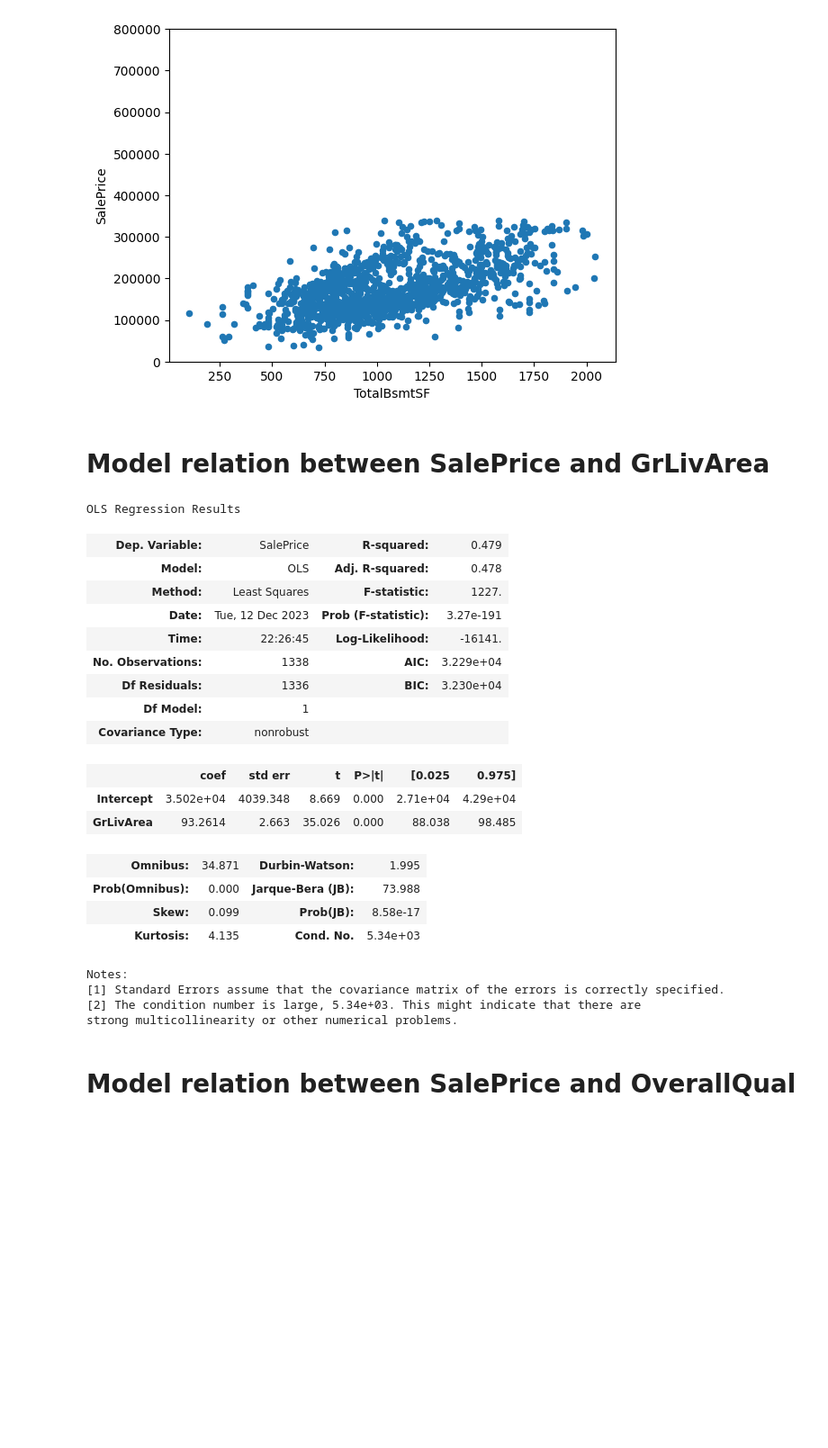
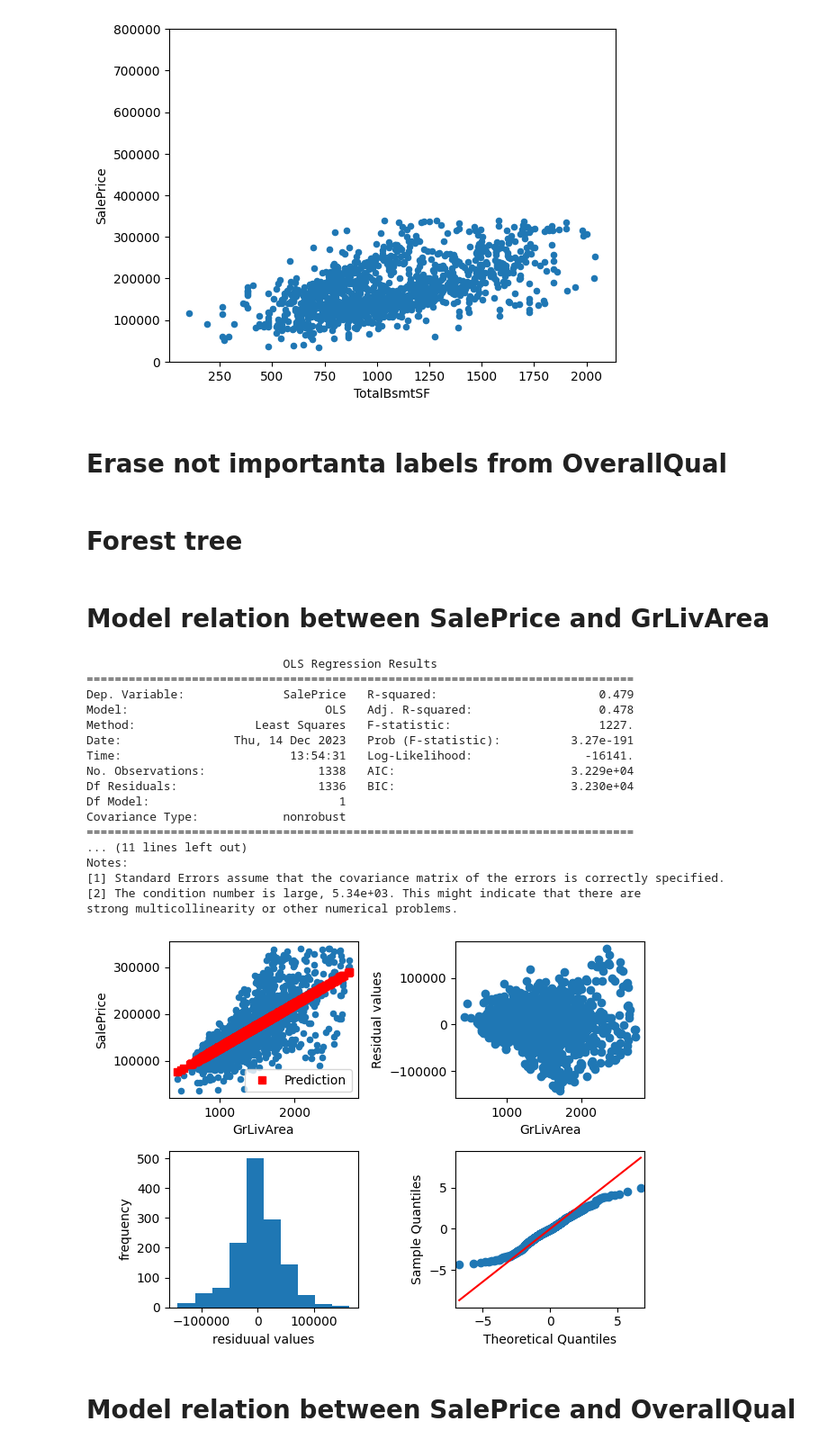
Before and after one commit to pawel-gawron/EAD-Eksploracyjna-analiza-danych, a Jupyter notebook: Lab 08 - Modelowanie danych/Lab 08.ipynb, the cells around one changed output. Shown: that part at 90% size. Drawn from its saved outputs; the diff is of its cells as text; code cells hidden in the pictures; blank space fills up the shorter version.

Commit message:
change dataset

```diff
--- a/Lab 08 - Modelowanie danych/Lab 08.ipynb
+++ b/Lab 08 - Modelowanie danych/Lab 08.ipynb
@@ -82,6 +126,9 @@ TotalBsmtSF = quantiles['TotalBsmtSF']
 df_train = df_train.drop(df_train[(df_train['TotalBsmtSF'] < TotalBsmtSF[0.25] - 1.5*(TotalBsmtSF[0.75] - TotalBsmtSF[0.25])) | (df_train['TotalBsmtSF'] > TotalBsmtSF[0.75] + 1.5*(TotalBsmtSF[0.75] - TotalBsmtSF[0.25]))].index)
 
 df_train.plot.scatter(x='TotalBsmtSF', y='SalePrice', ylim=(0,800000));
+
+# test data
+data_test = data_test.drop(data_test[(data_test['TotalBsmtSF'] < TotalBsmtSF[0.25] - 1.5*(TotalBsmtSF[0.75] - TotalBsmtSF[0.25])) | (data_test['TotalBsmtSF'] > TotalBsmtSF[0.75] + 1.5*(TotalBsmtSF[0.75] - TotalBsmtSF[0.25]))].index)
 # %% [output]
 [figure]
 # %% [markdown]
@@ -92,36 +139,62 @@ SalePrice = quantiles['SalePrice']
 df_train = df_train.drop(df_train[(df_train['SalePrice'] < SalePrice[0.25] - 1.5*(SalePrice[0.75] - SalePrice[0.25])) | (df_train['SalePrice'] > SalePrice[0.75] + 1.5*(SalePrice[0.75] - SalePrice[0.25]))].index)
 
 df_train.plot.scatter(x='TotalBsmtSF', y='SalePrice', ylim=(0,800000));
+
+# test data
+data_test = data_test.drop(data_test[(data_test['SalePrice'] < SalePrice[0.25] - 1.5*(SalePrice[0.75] - SalePrice[0.25])) | (data_test['SalePrice'] > SalePrice[0.75] + 1.5*(SalePrice[0.75] - SalePrice[0.25]))].index)
 # %% [output]
 [figure]
+# %% [markdown]
+# Erase not importanta labels from OverallQual
+# %%
+df_train['OverallQual'] = [1 if qual < 7 else qual for qual in df_train['OverallQual']]
+data_test['OverallQual'] = [1 if qual < 7 else qual for qual in data_test['OverallQual']]
+# %% [markdown]
+# Forest tree
+# %%
+data_y = df_train['SalePrice']
+data_x = df_train.drop(columns='SalePrice')[['GrLivArea', 'OverallQual', 'TotalBsmtSF']]
+
+data_test_x = data_test[['GrLivArea', 'OverallQual', 'TotalBsmtSF']]
+data_test_y = data_test['SalePrice']
+
+regression = pd.concat([data_x, data_y], axis=1)
+
+
+score = score_dataset(data_x, data_test_x, data_y, data_test_y)
+
+results['ForestTree'] = score
 # %% [markdown]
 # Model relation between SalePrice and GrLivArea
 # %%
-model1 = ols('SalePrice ~ GrLivArea', data=df_train)
+model1 = ols('SalePrice ~ GrLivArea', data=regression)
 res1 = model1.fit()
-res1.summary()
+print(res1.summary())
+plot(df_train, res1, 'GrLivArea')
+
+res1_predict = res1.predict(data_test_x)
+score = r2_score(data_test_y, res1_predict)
+
+results['GrLivArea'] = score
 # %% [output]
-OLS Regression Results
+                            OLS Regression Results
+==============================================================================
+Dep. Variable:              SalePrice   R-squared:                       0.479
+Model:                            OLS   Adj. R-squared:                  0.478
+Method:                 Least Squares   F-statistic:                     1227.
+Date:                Thu, 14 Dec 2023   Prob (F-statistic):          3.27e-191
+Time:                        13:54:31   Log-Likelihood:                -16141.
+No. Observations:                1338   AIC:                         3.229e+04
+Df Residuals:                    1336   BIC:                         3.230e+04
+Df Model:                           1
+Covariance Type:            nonrobust
+==============================================================================
+... (11 lines left out)
+Notes:
+[1] Standard Errors assume that the covariance matrix of the errors is correctly specified.
+[2] The condition number is large, 5.34e+03. This might indicate that there are
+strong multicollinearity or other numerical problems.
-| Dep. Variable: | SalePrice | R-squared: | 0.479 |
-| Model: | OLS | Adj. R-squared: | 0.478 |
-| Method: | Least Squares | F-statistic: | 1227. |
-| Date: | Tue, 12 Dec 2023 | Prob (F-statistic): | 3.27e-191 |
-| Time: | 22:26:45 | Log-Likelihood: | -16141. |
-| No. Observations: | 1338 | AIC: | 3.229e+04 |
-| Df Residuals: | 1336 | BIC: | 3.230e+04 |
-| Df Model: | 1 |  |  |
-| Covariance Type: | nonrobust |  |  |
-|  | coef | std err | t | P>|t| | [0.025 | 0.975] |
-| Intercept | 3.502e+04 | 4039.348 | 8.669 | 0.000 | 2.71e+04 | 4.29e+04 |
-| GrLivArea | 93.2614 | 2.663 | 35.026 | 0.000 | 88.038 | 98.485 |
-| Omnibus: | 34.871 | Durbin-Watson: | 1.995 |
-| Prob(Omnibus): | 0.000 | Jarque-Bera (JB): | 73.988 |
-| Skew: | 0.099 | Prob(JB): | 8.58e-17 |
-| Kurtosis: | 4.135 | Cond. No. | 5.34e+03 |
-Notes:
-[1] Standard Errors assume that the covariance matrix of the errors is correctly specified.
-[2] The condition number is large, 5.34e+03. This might indicate that there are
-strong multicollinearity or other numerical problems.
+[figure, added]
 # %% [markdown]
 # Model relation between SalePrice and OverallQual
 # %%
```
Also changed, not shown: parts of 10 cells of this notebook, 1 other file.
